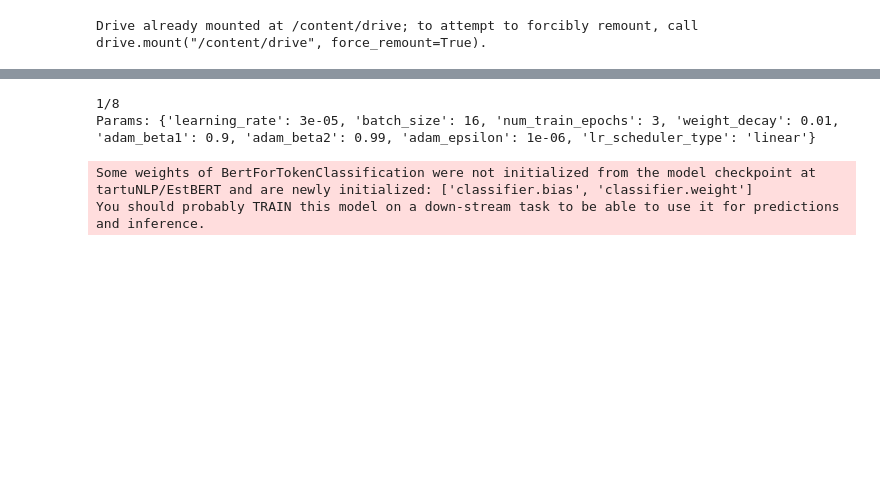
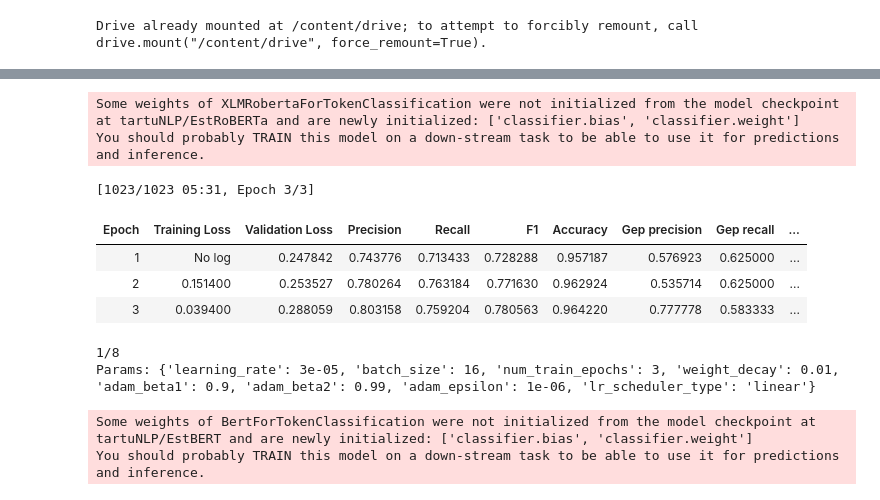
Before and after one commit to martinkivisikk/ner_thesis, a Jupyter notebook: finetune_ner.ipynb, the cells around one changed output, grey strips where cells are left out. Cells and saved outputs as stored; diff of their text form; code cells hidden in the pictures; blank space fills up the shorter version.

Commit message:
finetune_ner kood eraldi klassidesse

```diff
--- a/finetune_ner.ipynb
+++ b/finetune_ner.ipynb
@@ -99 +63,8 @@ def tokenize_and_align_labels(sent, label_all=True):
+# %%
+estbert_processor = BERTDataProcessor("tartuNLP/EstRoBERTa")
+evaluator = BERTEvaluator(all_tags=ALL_TAGS)
+# %%
+tokenized_ewt = estbert_processor.tokenize_dataset(ewt_dataset)
+#tokenized_edt = estbert_processor.tokenize_dataset(edt_dataset)
+#tokenized_combined = estbert_processor.tokenize_dataset(combined_dataset)
 # %%
@@ -146,4 +90,0 @@ def tokenize_dataset(dataset_dict):
-# %%
-tokenized_ewt = ewt_dataset.map(tokenize_and_align_labels)
-tokenized_edt = edt_dataset.map(tokenize_and_align_labels)
-tokenized_combined = combined_dataset.map(tokenize_and_align_labels)
@@ -228,3 +91,15 @@ def finetune_model(tokenized_dataset, epochs=3, batch_size=8):
+# %%
+trainer = BERTTrainer(model_name="tartuNLP/EstRoBERTa", idx2tag=IDX2TAG, tag2idx=TAG2IDX, evaluator=evaluator)
+# %%
+model_c_test, trainer_c_test = trainer.finetune_model(estbert_processor, tokenized_ewt, epochs=3, batch_size=16)
+# %% [output]
+Some weights of XLMRobertaForTokenClassification were not initialized from the model checkpoint at tartuNLP/EstRoBERTa and are newly initialized: ['classifier.bias', 'classifier.weight']
+You should probably TRAIN this model on a down-stream task to be able to use it for predictions and inference.
+[1023/1023 05:31, Epoch 3/3]
+| Epoch | Training Loss | Validation Loss | Precision | Recall | F1 | Accuracy | Gep precision | Gep recall | ... |
+| 1 | No log | 0.247842 | 0.743776 | 0.713433 | 0.728288 | 0.957187 | 0.576923 | 0.625000 | ... |
+| 2 | 0.151400 | 0.253527 | 0.780264 | 0.763184 | 0.771630 | 0.962924 | 0.535714 | 0.625000 | ... |
+| 3 | 0.039400 | 0.288059 | 0.803158 | 0.759204 | 0.780563 | 0.964220 | 0.777778 | 0.583333 | ... |
 # %%
 bert_config = AutoConfig.from_pretrained(
     "tartuNLP/EstBERT",
```
Also changed, not shown: parts of 24 cells of this notebook, 4 other files.
